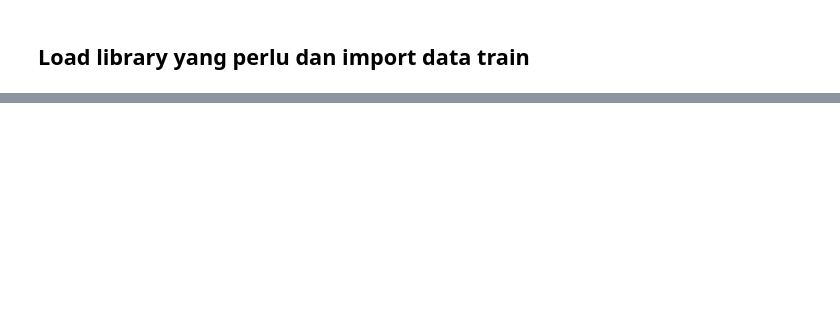
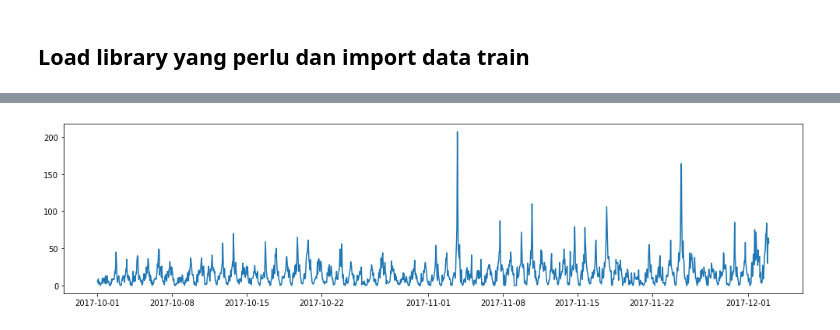
Before and after one commit to utomoreza/Scotty_TimeSeries, a Jupyter notebook: Untitled.ipynb, the cells around one changed output, grey strips where cells are left out. Cells and saved outputs as stored; diff of their text form; code cells hidden in the pictures; blank space fills up the shorter version.

```diff
--- a/Untitled.ipynb
+++ b/Untitled.ipynb
@@ -178,0 +7,30 @@ head(scotty_ts)
+# %%
+scotty = pd.read_csv("data/data-train.csv")
+#scotty.head()
+
+scotty = scotty[['start_time','src_sub_area']]
+#scotty.head()
+
+scotty.info()
+
+scotty.start_time = scotty.start_time.astype('datetime64[ns]')
+scotty.columns = ['datetime','src_sub_area']
+# print(scotty.head())
+# print(scotty.tail())
+
+scotty['datetime'] = scotty['datetime'].apply(lambda x: x.replace(minute=0, second=0))
+# print(scotty.head())
+# print(scotty.tail())
+
+scotty_group = scotty.groupby(['datetime','src_sub_area']).count()
+scotty_group.reset_index(inplace=True)
+
+a = scotty.groupby(['datetime','src_sub_area'])['src_sub_area'].count()
+scotty_group['demand'] = a.reset_index(drop=True)
+# scotty_group.head()
+
+scotty_group.sort_values(by=['src_sub_area','datetime'], inplace=True)
+
+scotty_group = scotty_group.groupby('src_sub_area').\
+    apply(lambda x : x.set_index('datetime').resample('H').sum().fillna(0)).\
+    reset_index()
@@ -178,0 +47,13 @@ head(scotty_ts)
+# %%
+sxk97 = scotty_group[scotty_group.src_sub_area == 'sxk97']
+sxk9e = scotty_group[scotty_group.src_sub_area == 'sxk9e']
+sxk9s = scotty_group[scotty_group.src_sub_area == 'sxk9s']
+# %%
+sxk97 = sxk97.drop(columns=['src_sub_area'])
+fig, ax = plt.subplots(figsize=(17,4))
+
+plt.plot(sxk97.set_index('datetime'))
+
+plt.show()
+# %% [output]
+[figure, added]
```
Also changed, not shown: parts of 15 cells of this notebook, 2 other files.
